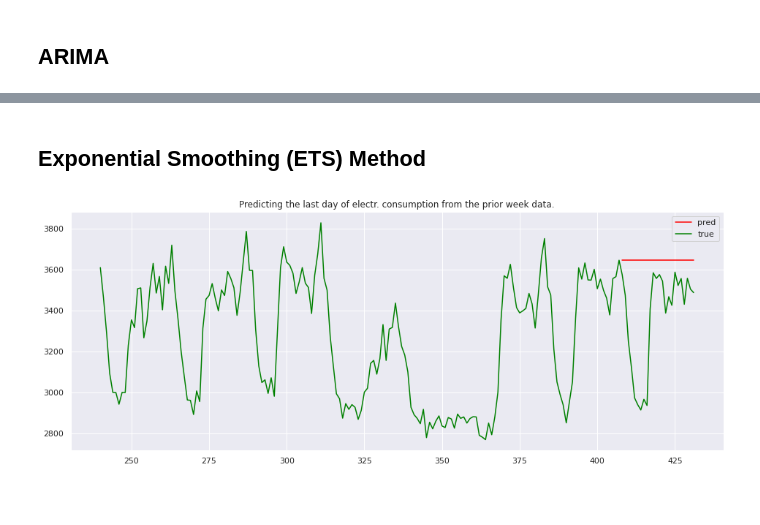
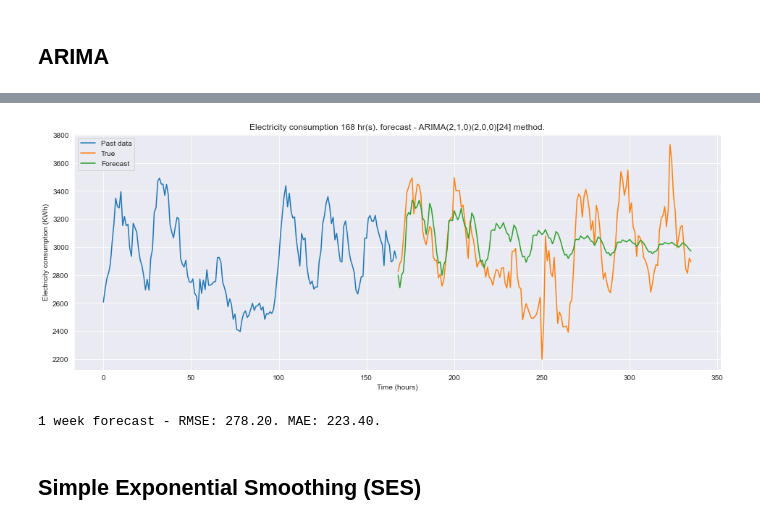
Before and after one commit to andresC98/TSF_Transformers_TFM, a Jupyter notebook: code_notebooks/[TFM] Classical Forecasting Models - Traffic & Electricity Benchmarks.ipynb, the cells around one changed output, grey strips where cells are left out. Drawn from its saved outputs; the diff is of its cells as text; code cells hidden in the pictures; blank space fills up the shorter version.

```diff
--- a/code_notebooks/[TFM] Classical Forecasting Models - Traffic & Electricity Benchmarks.ipynb
+++ b/code_notebooks/[TFM] Classical Forecasting Models - Traffic & Electricity Benchmarks.ipynb
@@ -131,0 +153,5 @@ plot_prediction(ar24, 24, date_plot, train_data, test_data, "peuwb")
+# %%
+forecast_1week_ARIMA = model.predict(next_week)
+plot_electr_forecast(train, test, forecast_1week_ARIMA, next_week, "ARIMA(2,1,0)(2,0,0)[24]")
+# %% [output]
+[figure, added]
@@ -132,3 +160,12 @@ plot_prediction(ar24, 24, date_plot, train_data, test_data, "peuwb")
+# %%
+true = test[:168] # (next week , i.e. first 168 hours from train data last point)
+
+rmse = np.sqrt(mean_squared_error(true, forecast_1week_ARIMA) )
+mae = mean_absolute_error(true, forecast_1week_ARIMA)
+
+print("1 week forecast - RMSE: {:.2f}. MAE: {:.2f}.".format(rmse, mae))
+# %% [output]
+1 week forecast - RMSE: 278.20. MAE: 223.40.
 # %% [markdown]
-## Exponential Smoothing (ETS) Method
+## Simple Exponential Smoothing (SES)
 # %%
@@ -136,7 +172,0 @@ from statsmodels.tsa.api import ExponentialSmoothing, SimpleExpSmoothing, Holt
-# %%
-fit = SimpleExpSmoothing(train_data, initialization_method="estimated").fit()
-
-plot_prediction(fit, 24, date_plot, train_data, test_data,
-                "Predicting the last day of electr. consumption from the prior week data.")
-# %% [output]
-[figure, removed]
```
Also changed, not shown: parts of 37 cells of this notebook.
